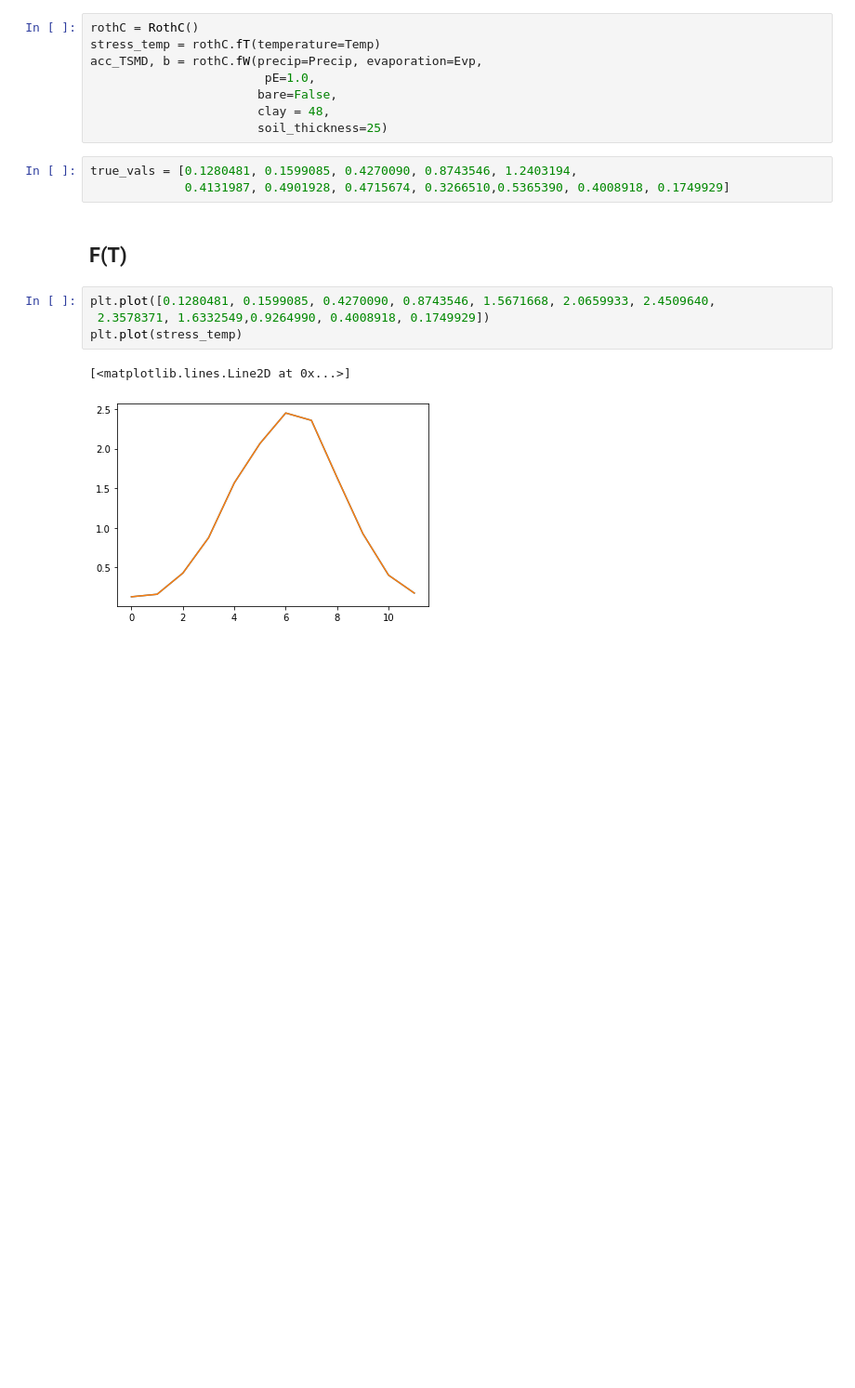
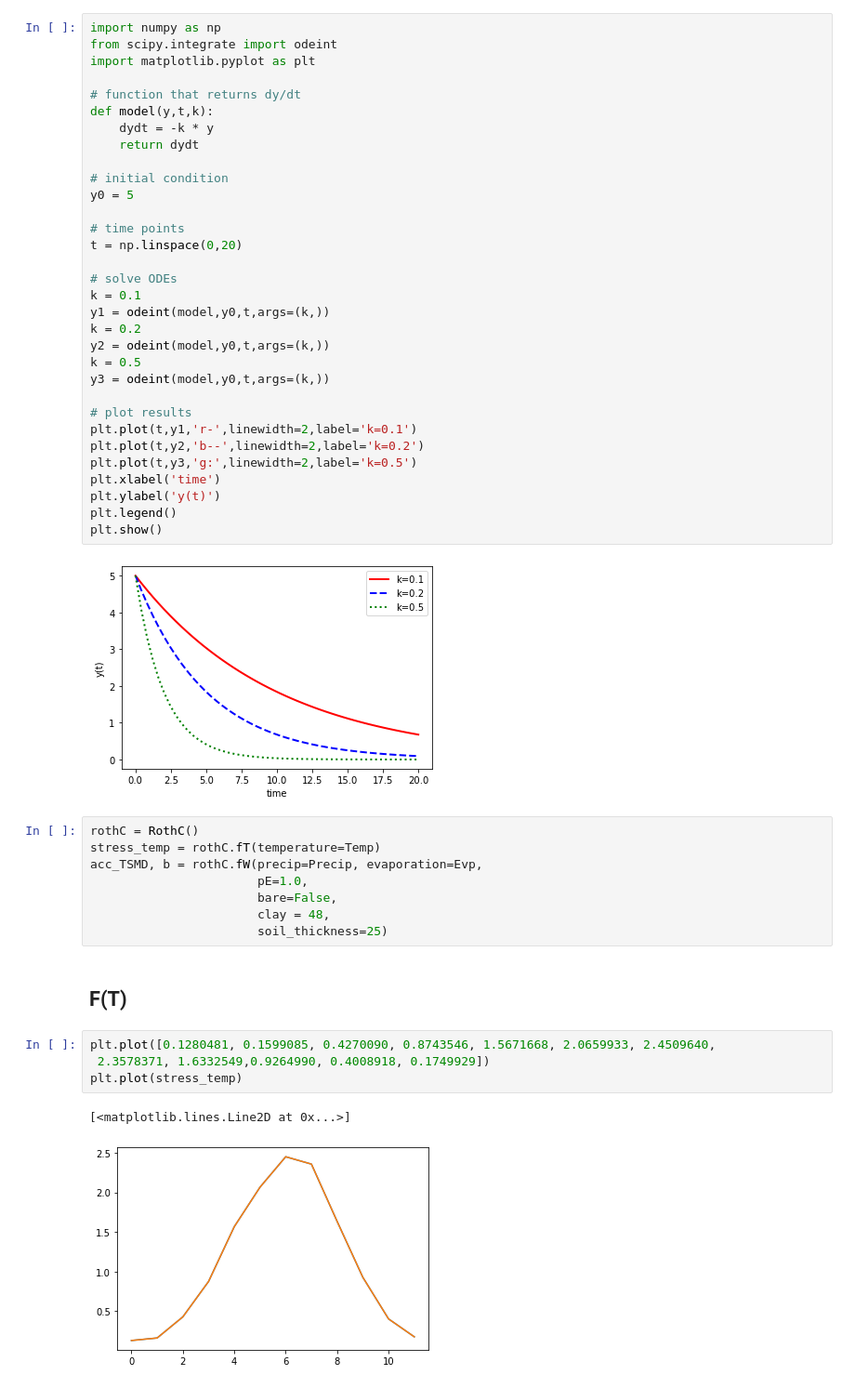
Before and after one commit to mishagrol/pyRothC, a Jupyter notebook: notebooks/pyRothC.ipynb, the cells around one changed output. Shown: that part at 93% size. Cells and saved outputs as stored; diff of their text form; blank space fills up the shorter version.

```diff
--- a/notebooks/pyRothC.ipynb
+++ b/notebooks/pyRothC.ipynb
@@ -125,14 +176,45 @@ class RothC:
+# %%
+import numpy as np
+from scipy.integrate import odeint
+import matplotlib.pyplot as plt
+
+# function that returns dy/dt
+def model(y,t,k):
+    dydt = -k * y
+    return dydt
+
+# initial condition
+y0 = 5
+
+# time points
+t = np.linspace(0,20)
+
+# solve ODEs
+k = 0.1
+y1 = odeint(model,y0,t,args=(k,))
+k = 0.2
+y2 = odeint(model,y0,t,args=(k,))
+k = 0.5
+y3 = odeint(model,y0,t,args=(k,))
+
+# plot results
+plt.plot(t,y1,'r-',linewidth=2,label='k=0.1')
+plt.plot(t,y2,'b--',linewidth=2,label='k=0.2')
+plt.plot(t,y3,'g:',linewidth=2,label='k=0.5')
+plt.xlabel('time')
+plt.ylabel('y(t)')
+plt.legend()
+plt.show()
+# %% [output]
+[figure, added]
 # %%
 rothC = RothC()
 stress_temp = rothC.fT(temperature=Temp)
 acc_TSMD, b = rothC.fW(precip=Precip, evaporation=Evp,
-                        pE=1.0,
+                       pE=1.0,
                        bare=False,
                        clay = 48,
                        soil_thickness=25)
-# %%
-true_vals = [0.1280481, 0.1599085, 0.4270090, 0.8743546, 1.2403194,
-             0.4131987, 0.4901928, 0.4715674, 0.3266510,0.5365390, 0.4008918, 0.1749929]
 # %% [markdown]
 ## F(T)
 # %%
```
Also changed, not shown: parts of 9 cells of this notebook.
